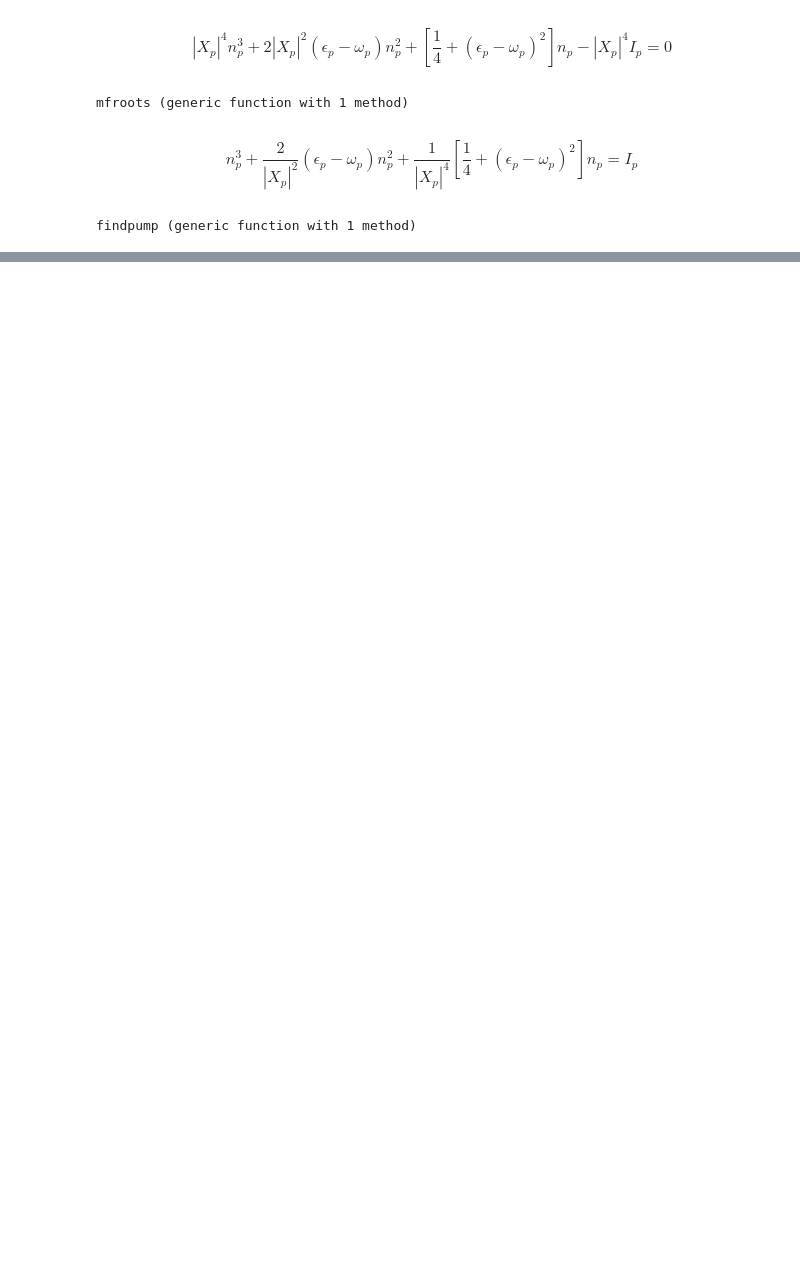
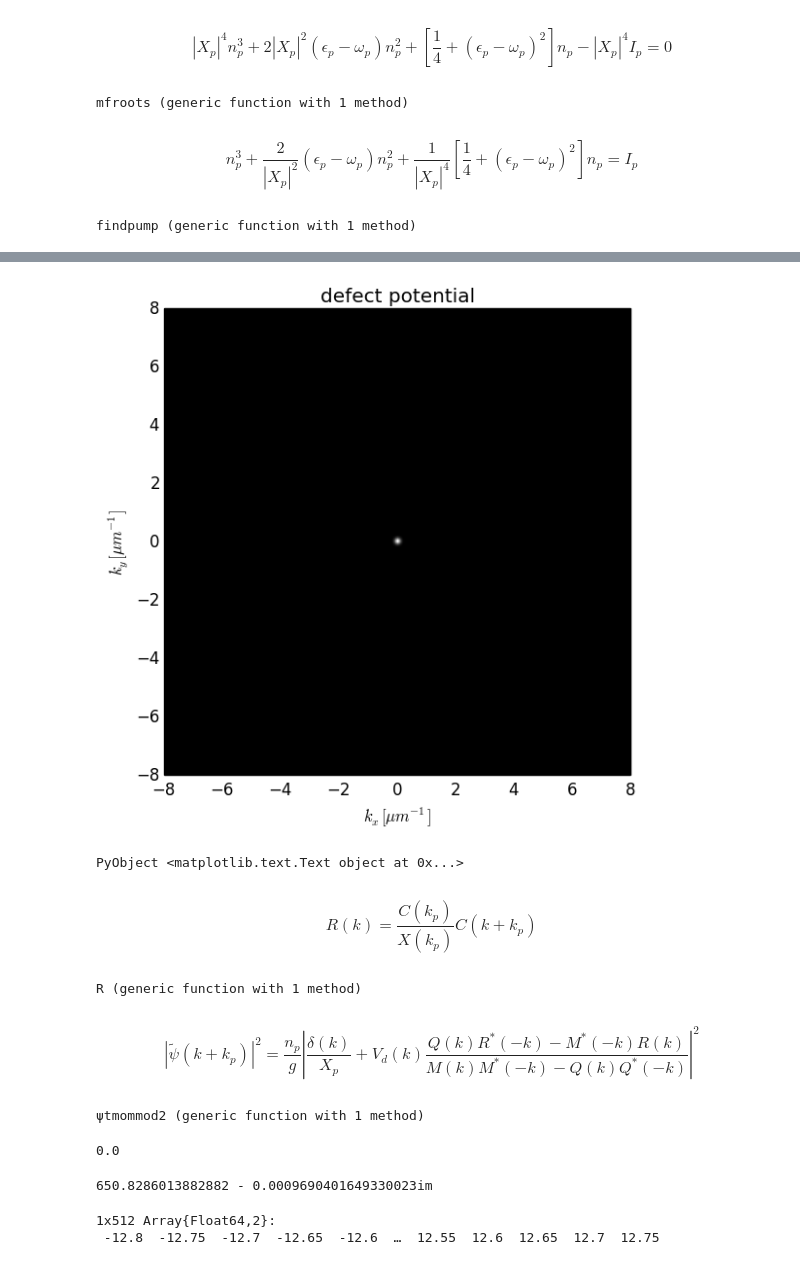
Before and after one commit to berceanu/notebooks, a Jupyter notebook: julia/1pump_gaussian.ipynb, the cells around one changed output, grey strips where cells are left out. Saved outputs shown, nothing was run; the diff lists cells and outputs as text; code cells hidden in the pictures; blank space fills up the shorter version.

```diff
--- a/julia/1pump_gaussian.ipynb
+++ b/julia/1pump_gaussian.ipynb
@@ -192,0 +206,26 @@ PyObject <matplotlib.text.Text object at 0x...>
+# %%
+vd = [Vd(kx, ky, 10, 0.5) for kx=-8:0.05:8, ky=-8:0.05:8];
+# %%
+plt.imshow(vd, ColorMap("gray"), origin="lower",
+                      extent=[-8, 8, -8, 8])
+plt.axis("image")
+plt.title("defect potential")
+plt.ylim(-8, 8)
+plt.xlim(-8, 8)
+plt.xlabel(L"$k_x [\mu m^{-1}]$")
+plt.ylabel(L"$k_y [\mu m^{-1}]$")
+# %% [output]
+[figure, added]
+PyObject <matplotlib.text.Text object at 0x...>
+# %% [markdown]
+$$R(k) = \frac{C(k_p)}{X(k_p)}C(k+k_p)$$
+# %%
+R(kx, ky) = hopf_c(k_pmpx, k_pmpy)/hopf_x(k_pmpx, k_pmpy)*hopf_c(k_pmpx + kx, k_pmpy + ky)
+# %% [output]
+R (generic function with 1 method)
+# %% [markdown]
+$$\left|\widetilde{\psi}\left(k+k_{p}\right)\right|^{2}=\frac{n_{p}}{g}\left|\frac{\delta(k)}{X_{p}}+V_{d}\left(k\right)\frac{Q\left(k\right)R^{*}\left(-k\right)-M^{*}\left(-k\right)R\left(k\right)}{M\left(k\right)M^{*}\left(-k\right)-Q\left(k\right)Q^{*}\left(-k\right)}\right|^{2}$$
+# %%
+ψtmom(kx, ky, np, σ, gV) = Vd(kx, ky, σ, gV)*(Q(kx, ky, np)*conj(R(-kx, -ky)) - conj(M(-kx, -ky, np))*R(kx, ky))/(M(kx, ky, np)*conj(M(-kx, -ky, np)) - Q(kx, ky, np)*conj(Q(-kx, -ky, np)))
+# %% [output]
+ψtmommod2 (generic function with 1 method)
@@ -192,0 +234,14 @@ PyObject <matplotlib.text.Text object at 0x...>
+# %%
+kx[257]
+# %% [output]
+0.0
+# %%
+#add constant part to wavefunction at k = 0
+ψmom[257, 257] += 512/hopf_x(k_pmpx, k_pmpy);
+# %% [output]
+650.8286013882882 - 0.0009690401649330023im
+# %%
+kx'
+# %% [output]
+1x512 Array{Float64,2}:
+ -12.8  -12.75  -12.7  -12.65  -12.6  …  12.55  12.6  12.65  12.7  12.75
```
Also changed, not shown: parts of 29 cells of this notebook, 3 other files.
